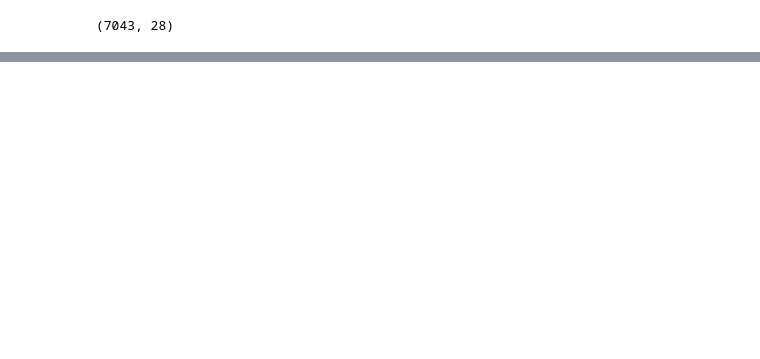
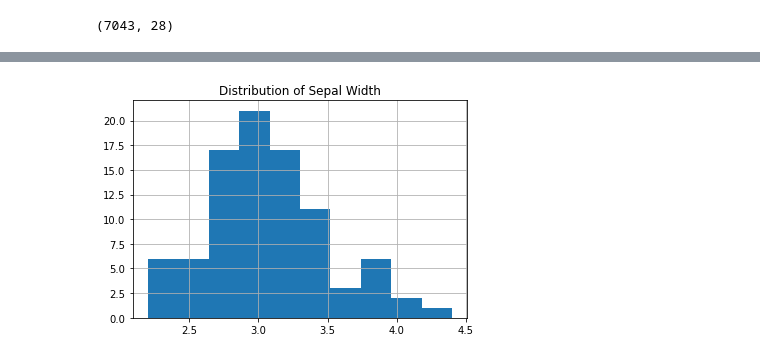
Before and after one commit to michael-haerle/classification-exercises, a Jupyter notebook: classification_exercises.ipynb, the cells around one changed output, grey strips where cells are left out. Cells and saved outputs as stored; diff of their text form; code cells hidden in the pictures; blank space fills up the shorter version.

```diff
--- a/classification_exercises.ipynb
+++ b/classification_exercises.ipynb
@@ -977,0 +1068,6 @@ dtype: object
+# %%
+plt.title("Distribution of Sepal Width")
+train_iris.sepal_width.hist()
+plt.show()
+# %% [output]
+[figure, added]
```
Also changed, not shown: parts of 117 cells of this notebook.
